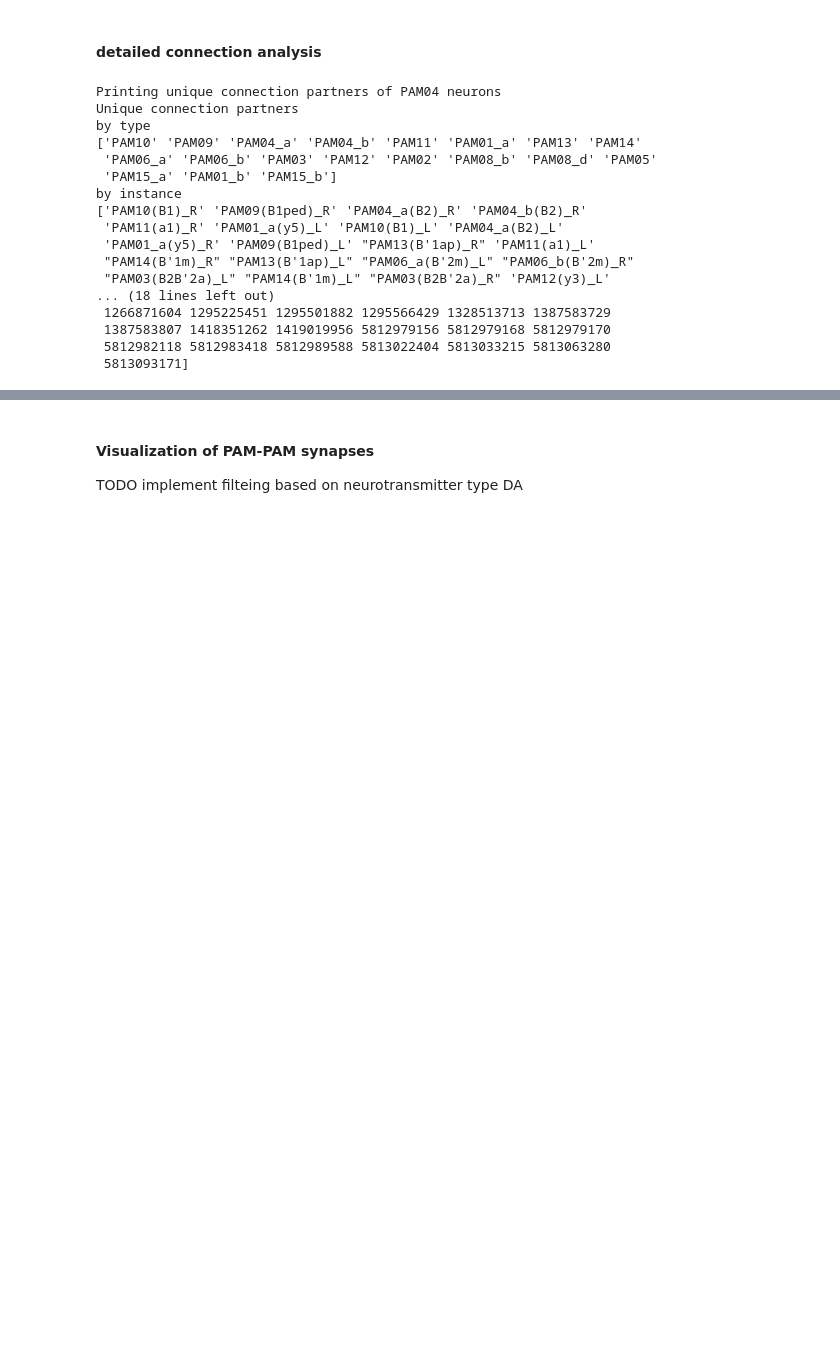
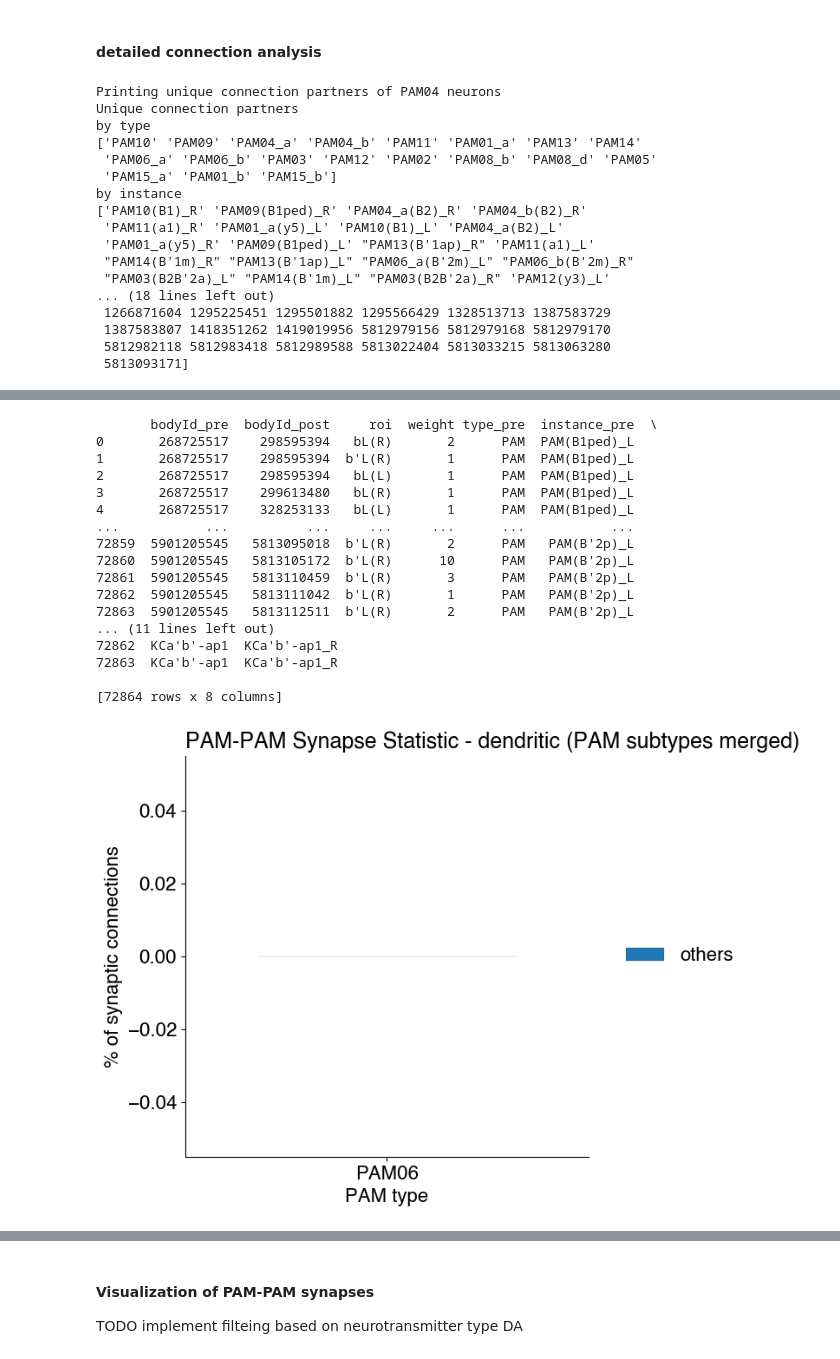
Before and after one commit to owaldlab/2024_DANModulation, a Jupyter notebook: analysis.ipynb, the cells around one changed output, grey strips where cells are left out. Saved outputs shown, nothing was run; the diff lists cells and outputs as text; code cells hidden in the pictures; blank space fills up the shorter version.

```diff
--- a/analysis.ipynb
+++ b/analysis.ipynb
@@ -314,7 +304,11 @@ by instance
 # %%
 
 ## takes type : 'pre' or 'post' and partnerType : 'instance' or 'type' or 'bodyId'
-def collapseConnections(connections, type="pre", partnerType="type"):
+def collapseConnections(connections, type="pre", partnerType="type",mergePAMSubtypes = False, mergePAMs = False):
+    if mergePAMSubtypes:
+        connections = connections.replace(to_replace=r'PAM(\d{2})\_?\w?', value=r'PAM\1', regex=True)
+    if mergePAMs:
+        connections[partnerType + '_' + type] = connections[partnerType + '_' + type].replace(to_replace=r'PAM(\d{2})\_?\w?', value=r'PAM', regex=True)
     # Group the connections by the specified partnerType and type, then sum the weights
     grouped = connections.groupby([partnerType + '_' + type]).agg({'weight': 'sum'}).reset_index()
     # Rename the columns to reflect the collapsed data
@@ -399,0 +410,5 @@ plotPAMStatistic(targets,partnerType=partnerType,etcTreshhold=treshhold)
+# %%
+### retrieving all connections between PAM and non-PAM neurons
+filteredPAMConnections = getFilteredConnections("^PAM.*","^.*", minWeight=1)
+typePartners, instancePartners, bodyIdPartners = listUniqueConnectionPartners(filteredPAMConnections,type="pre")
+typePartners, instancePartners, bodyIdPartners = listUniqueConnectionPartners(filteredPAMConnections,type="post")
@@ -399,0 +451,27 @@ plotPAMStatistic(targets,partnerType=partnerType,etcTreshhold=treshhold)
+# %%
+###
+targets = ["PAM04", "PAM05","PAM06"]
+partnerType = "type" ## instance, type, bodyId
+treshhold= 0.02
+plotPAMStatistic(connections=filteredPAMConnections,targets=targets,etcTreshhold=treshhold,partnerType=partnerType,normalized=False, mergePAMSubtypes = True, mergePAMs = True)
+
+TODO FIX PAM MERGING IN collapseConnections ()
+# %% [output]
+       bodyId_pre  bodyId_post     roi  weight type_pre  instance_pre  \
+0       268725517    298595394   bL(R)       2      PAM  PAM(B1ped)_L
+1       268725517    298595394  b'L(R)       1      PAM  PAM(B1ped)_L
+2       268725517    298595394   bL(L)       1      PAM  PAM(B1ped)_L
+3       268725517    299613480   bL(R)       1      PAM  PAM(B1ped)_L
+4       268725517    328253133   bL(L)       1      PAM  PAM(B1ped)_L
+...           ...          ...     ...     ...      ...           ...
+72859  5901205545   5813095018  b'L(R)       2      PAM   PAM(B'2p)_L
+72860  5901205545   5813105172  b'L(R)      10      PAM   PAM(B'2p)_L
+72861  5901205545   5813110459  b'L(R)       3      PAM   PAM(B'2p)_L
+72862  5901205545   5813111042  b'L(R)       1      PAM   PAM(B'2p)_L
+72863  5901205545   5813112511  b'L(R)       2      PAM   PAM(B'2p)_L
+... (11 lines left out)
+72862  KCa'b'-ap1  KCa'b'-ap1_R
+72863  KCa'b'-ap1  KCa'b'-ap1_R
+
+[72864 rows x 8 columns]
+[figure, added]
```
Also changed, not shown: parts of 11 cells of this notebook.
